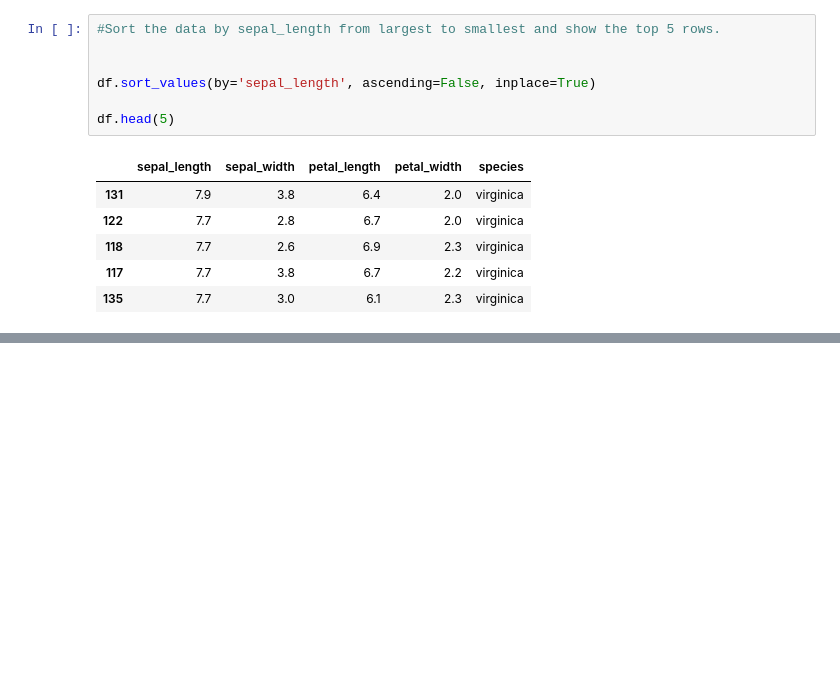
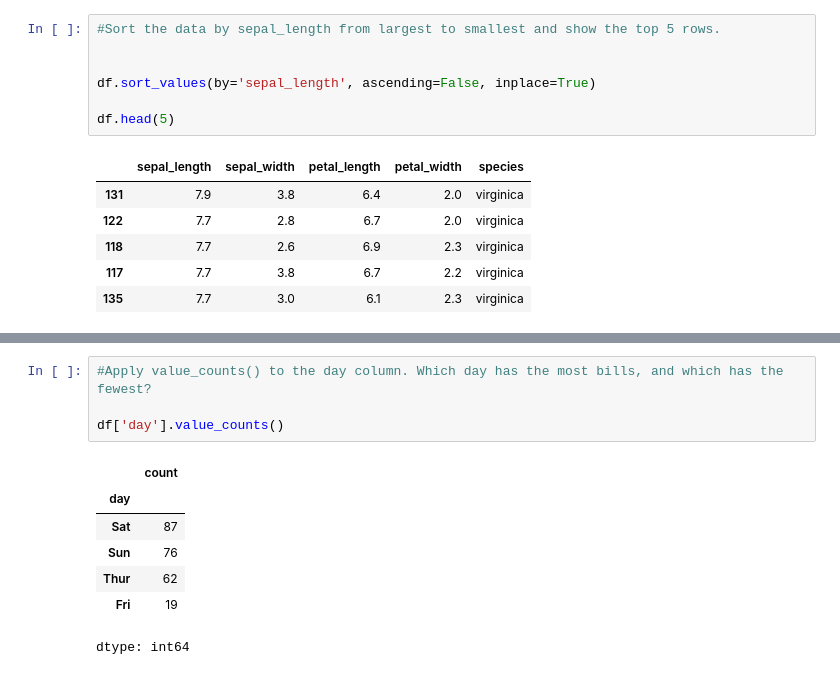
Before and after one commit to vishalmmca25-design/ml-and-datavisualization, a Jupyter notebook: pandas_expriment.ipynb, the cells around one changed output, grey strips where cells are left out. Cells and saved outputs as stored; diff of their text form; blank space fills up the shorter version.

```diff
--- a/pandas_expriment.ipynb
+++ b/pandas_expriment.ipynb
@@ -112,0 +128,12 @@ df.head(5)
+# %%
+#Apply value_counts() to the day column. Which day has the most bills, and which has the fewest?
+
+df['day'].value_counts()
+# %% [output]
+|  | count |
+| day |  |
+| Sat | 87 |
+| Sun | 76 |
+| Thur | 62 |
+| Fri | 19 |
+dtype: int64
```
Also changed, not shown: parts of 5 cells of this notebook.
